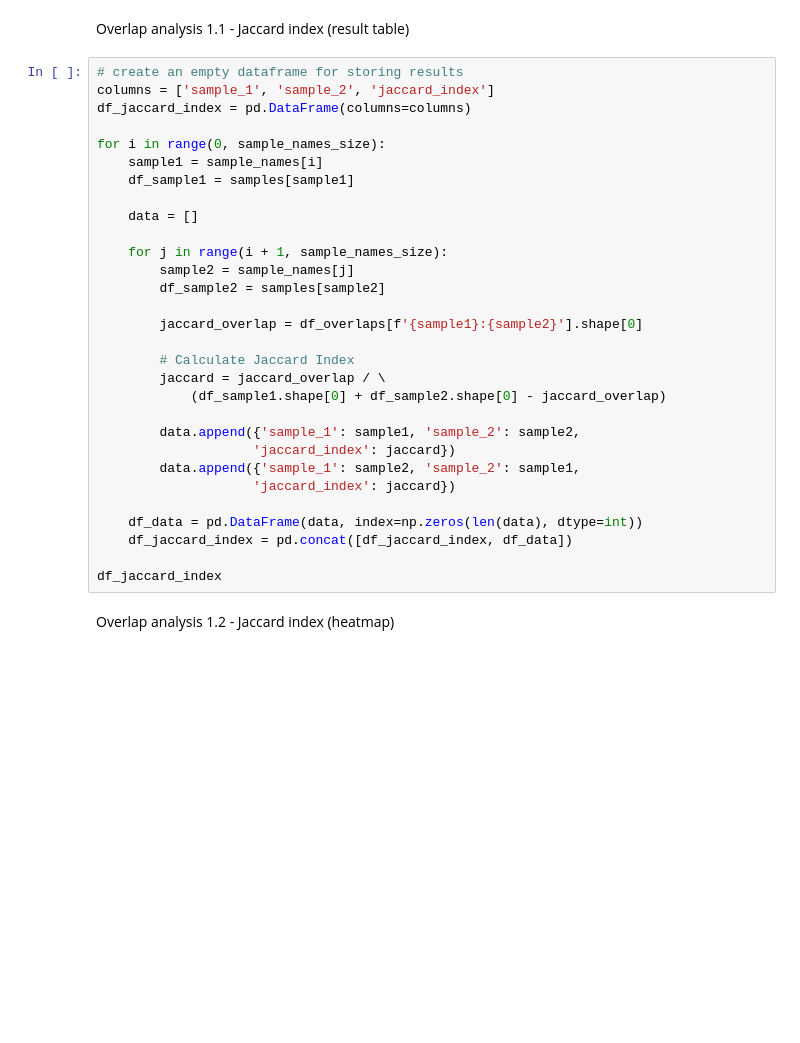
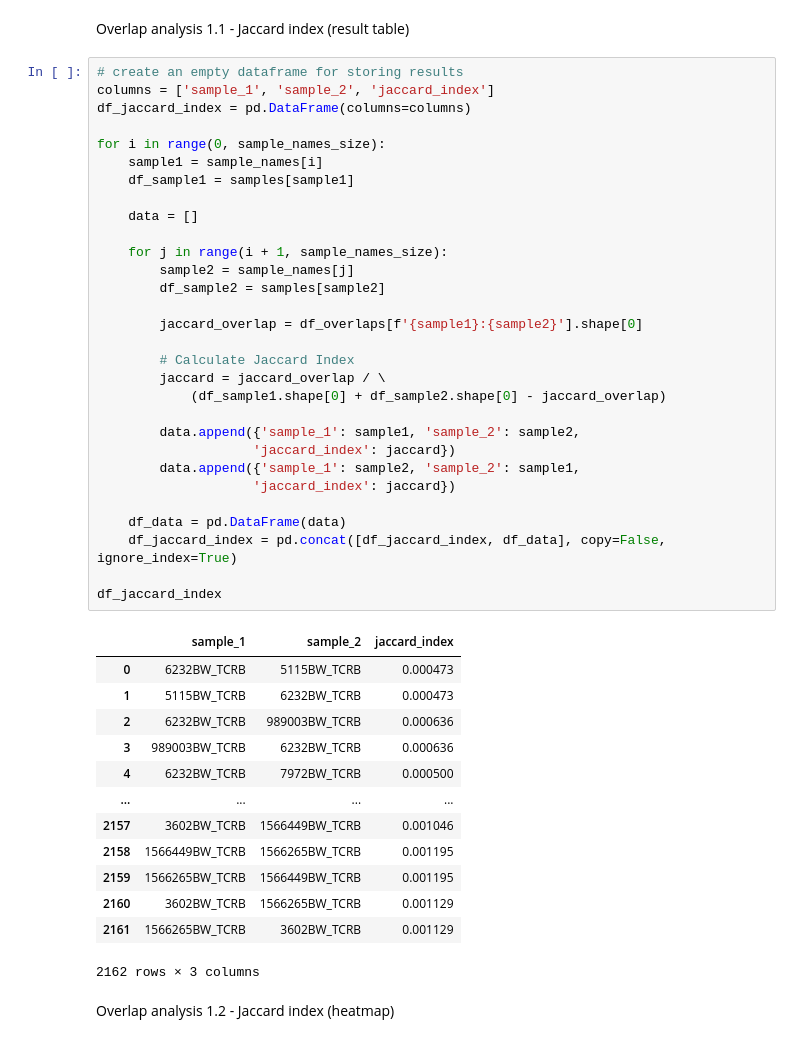
Before and after one commit to Mangul-Lab-USC/pyTCR, a Jupyter notebook: notebooks/Overlap_analysis.ipynb, the cells around one changed output. Cells and saved outputs as stored; diff of their text form; blank space fills up the shorter version.

Commit message:
Add sample data outputs in overlap notebook

```diff
--- a/notebooks/Overlap_analysis.ipynb
+++ b/notebooks/Overlap_analysis.ipynb
@@ -112,33 +128,47 @@ Overlap analysis 1.1 - Jaccard index (result table)
 # %%
 # create an empty dataframe for storing results
 columns = ['sample_1', 'sample_2', 'jaccard_index']
 df_jaccard_index = pd.DataFrame(columns=columns)
 
 for i in range(0, sample_names_size):
     sample1 = sample_names[i]
     df_sample1 = samples[sample1]
 
     data = []
 
     for j in range(i + 1, sample_names_size):
         sample2 = sample_names[j]
         df_sample2 = samples[sample2]
 
         jaccard_overlap = df_overlaps[f'{sample1}:{sample2}'].shape[0]
 
         # Calculate Jaccard Index
         jaccard = jaccard_overlap / \
             (df_sample1.shape[0] + df_sample2.shape[0] - jaccard_overlap)
 
         data.append({'sample_1': sample1, 'sample_2': sample2,
                     'jaccard_index': jaccard})
         data.append({'sample_1': sample2, 'sample_2': sample1,
                     'jaccard_index': jaccard})
 
-    df_data = pd.DataFrame(data, index=np.zeros(len(data), dtype=int))
-    df_jaccard_index = pd.concat([df_jaccard_index, df_data])
+    df_data = pd.DataFrame(data)
+    df_jaccard_index = pd.concat([df_jaccard_index, df_data], copy=False, ignore_index=True)
 
 df_jaccard_index
+# %% [output]
+|  | sample_1 | sample_2 | jaccard_index |
+| 0 | 6232BW_TCRB | 5115BW_TCRB | 0.000473 |
+| 1 | 5115BW_TCRB | 6232BW_TCRB | 0.000473 |
+| 2 | 6232BW_TCRB | 989003BW_TCRB | 0.000636 |
+| 3 | 989003BW_TCRB | 6232BW_TCRB | 0.000636 |
+| 4 | 6232BW_TCRB | 7972BW_TCRB | 0.000500 |
+| ... | ... | ... | ... |
+| 2157 | 3602BW_TCRB | 1566449BW_TCRB | 0.001046 |
+| 2158 | 1566449BW_TCRB | 1566265BW_TCRB | 0.001195 |
+| 2159 | 1566265BW_TCRB | 1566449BW_TCRB | 0.001195 |
+| 2160 | 3602BW_TCRB | 1566265BW_TCRB | 0.001129 |
+| 2161 | 1566265BW_TCRB | 3602BW_TCRB | 0.001129 |
+2162 rows × 3 columns
 # %% [markdown]
 Overlap analysis 1.2 - Jaccard index (heatmap)
 # %%
```
Also changed, not shown: parts of 24 cells of this notebook.
